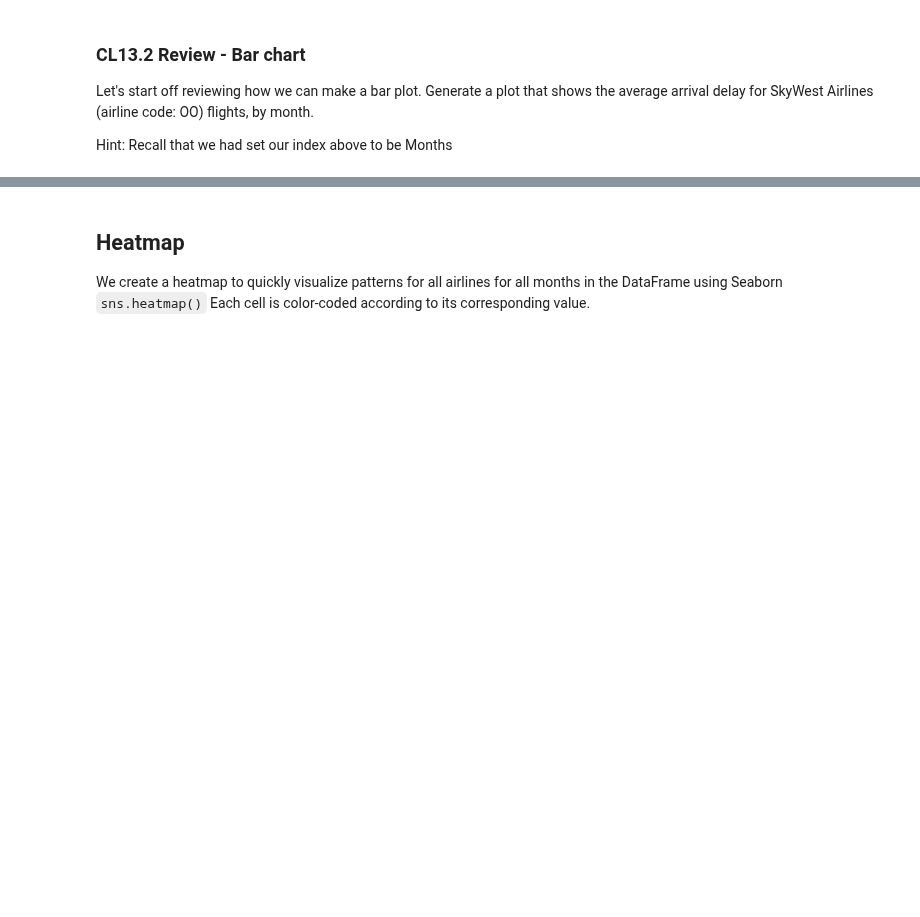
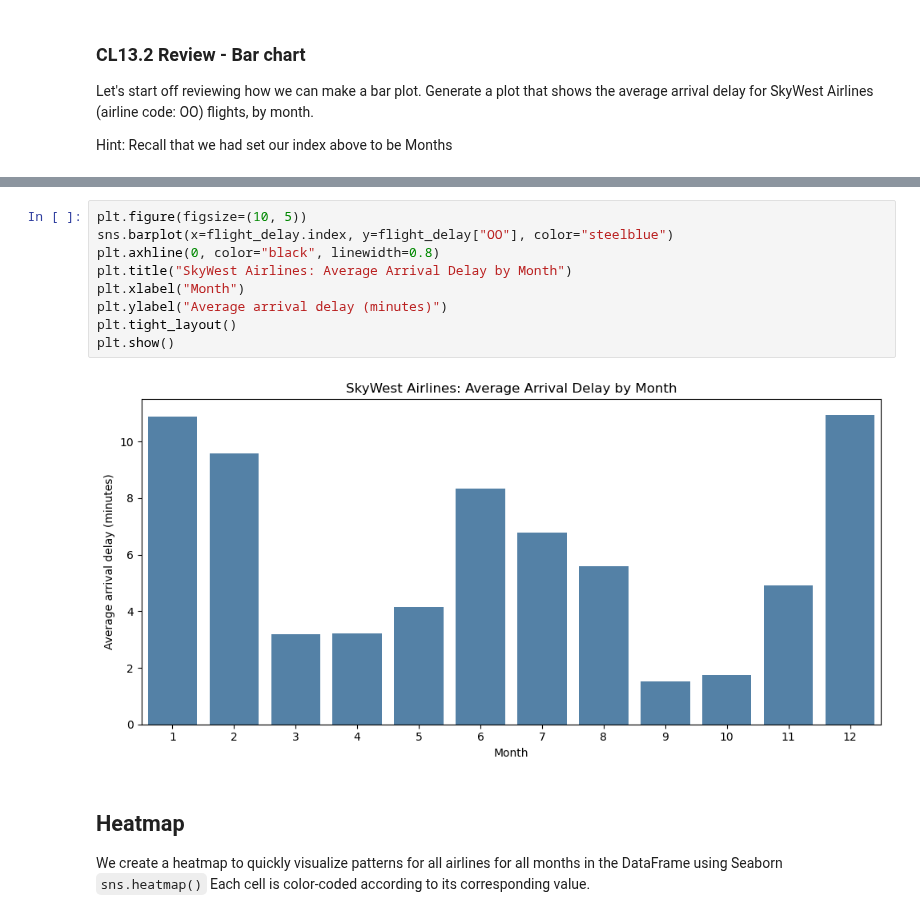
Before and after one commit to satam2/CS133-Data-Vis, a Jupyter notebook: Module05_matricies-heatmaps/M05_Colab13_heatmap_clustermaps.ipynb, the cells around one changed output, grey strips where cells are left out. Saved outputs shown, nothing was run; the diff lists cells and outputs as text; blank space fills up the shorter version.

```diff
--- a/Module05_matricies-heatmaps/M05_Colab13_heatmap_clustermaps.ipynb
+++ b/Module05_matricies-heatmaps/M05_Colab13_heatmap_clustermaps.ipynb
@@ -94,3 +122,14 @@ Hint: Recall that we had set our index above to be Months
+# %%
+plt.figure(figsize=(10, 5))
+sns.barplot(x=flight_delay.index, y=flight_delay["OO"], color="steelblue")
+plt.axhline(0, color="black", linewidth=0.8)
+plt.title("SkyWest Airlines: Average Arrival Delay by Month")
+plt.xlabel("Month")
+plt.ylabel("Average arrival delay (minutes)")
+plt.tight_layout()
+plt.show()
+# %% [output]
+[figure, added]
 # %% [markdown]
 ## Heatmap
 We create a heatmap to quickly visualize patterns for all airlines for all months in the DataFrame using Seaborn `sns.heatmap()` Each cell is color-coded according to its corresponding value.
```
Also changed, not shown: parts of 22 cells of this notebook, 1 other file.
